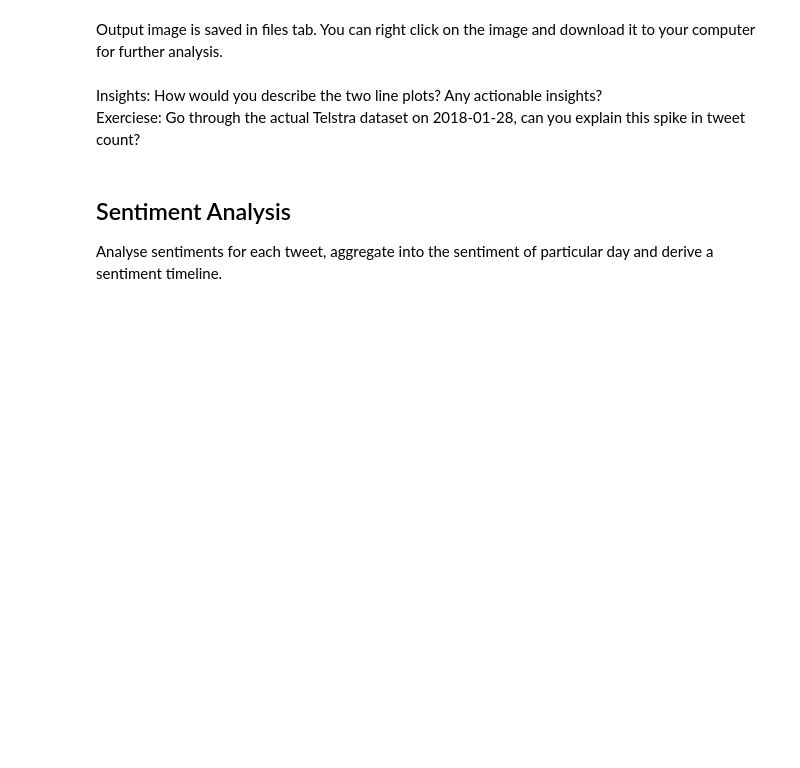
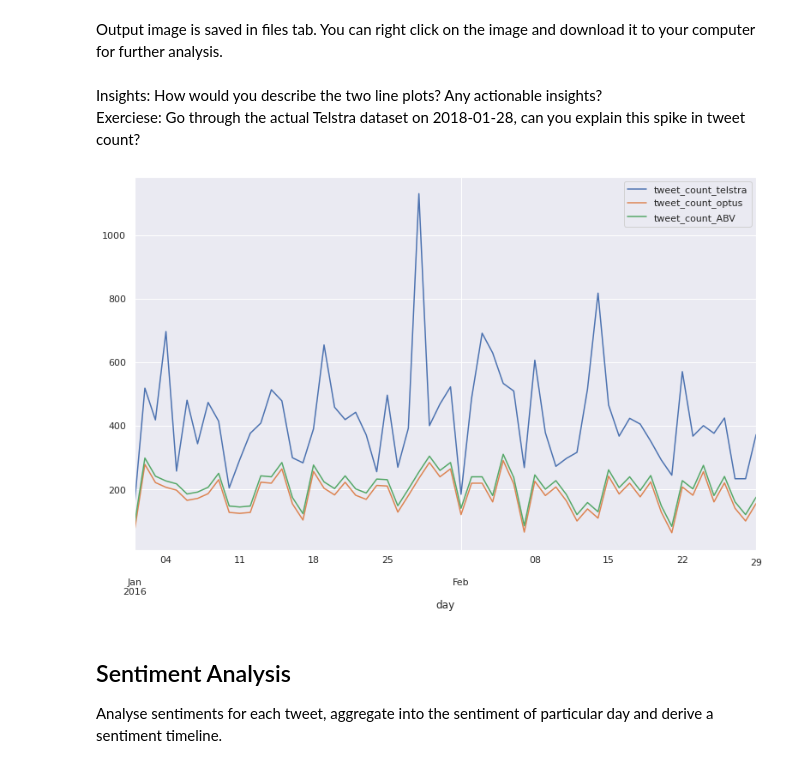
Before and after one commit to CDAC-lab/BUS5PR1-Analytics-Notebooks, a Jupyter notebook: Week_06_Advanced_NLP_Workshop.ipynb, the cells around one changed output. Cells and saved outputs as stored; diff of their text form; code cells hidden in the pictures; blank space fills up the shorter version.

```diff
--- a/Week_06_Advanced_NLP_Workshop.ipynb
+++ b/Week_06_Advanced_NLP_Workshop.ipynb
@@ -562,14 +578,16 @@ Insights: How would you describe the two line plots? Any actionable insights?
 Exerciese: Go through the actual Telstra dataset on 2018-01-28, can you explain this spike in tweet count?
 # %%
 # this is a helper code if you have 3 or more dataframes to compare with.
-# df_ABC_date_wise =df_optus_date_wise.copy()
-# df_ABC_date_wise['tweet_count_ABV'] = df_ABC_date_wise['tweet_count_optus'] + 20
-# del df_ABC_date_wise['tweet_count_optus']
+df_ABC_date_wise =df_optus_date_wise.copy()
+df_ABC_date_wise['tweet_count_ABV'] = df_ABC_date_wise['tweet_count_optus'] + 20
+del df_ABC_date_wise['tweet_count_optus']
 
 ax = df_telstra_date_wise.plot()
 df_optus_date_wise.plot(ax=ax)
-# df_ABC_date_wise.plot(ax=ax)
+df_ABC_date_wise.plot(ax=ax)
 plt.savefig('temporal_analysis_v3.png', dpi=800)
+# %% [output]
+[figure, added]
 # %% [markdown]
 ## Sentiment Analysis
 
```
Also changed, not shown: parts of 16 cells of this notebook.
